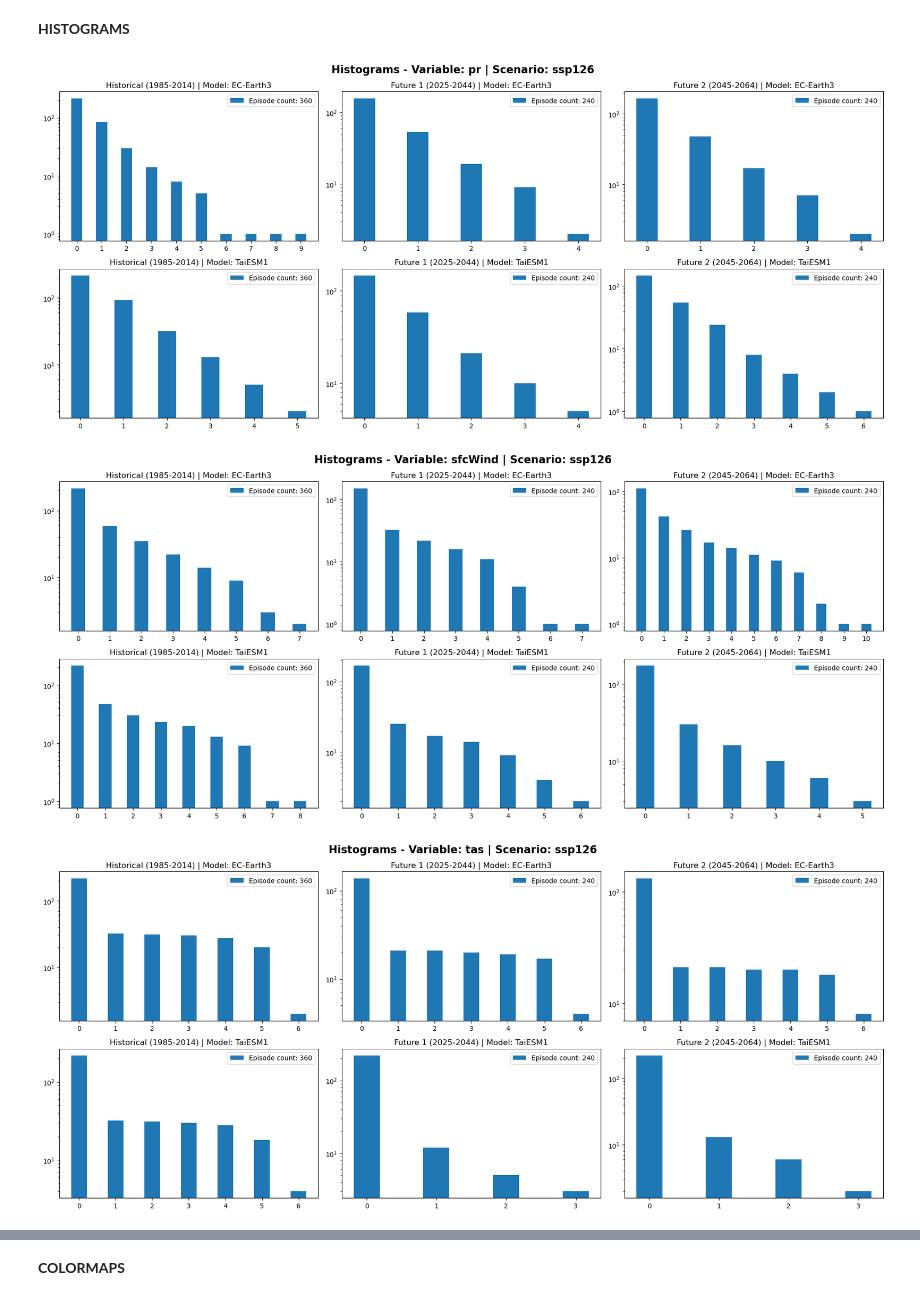
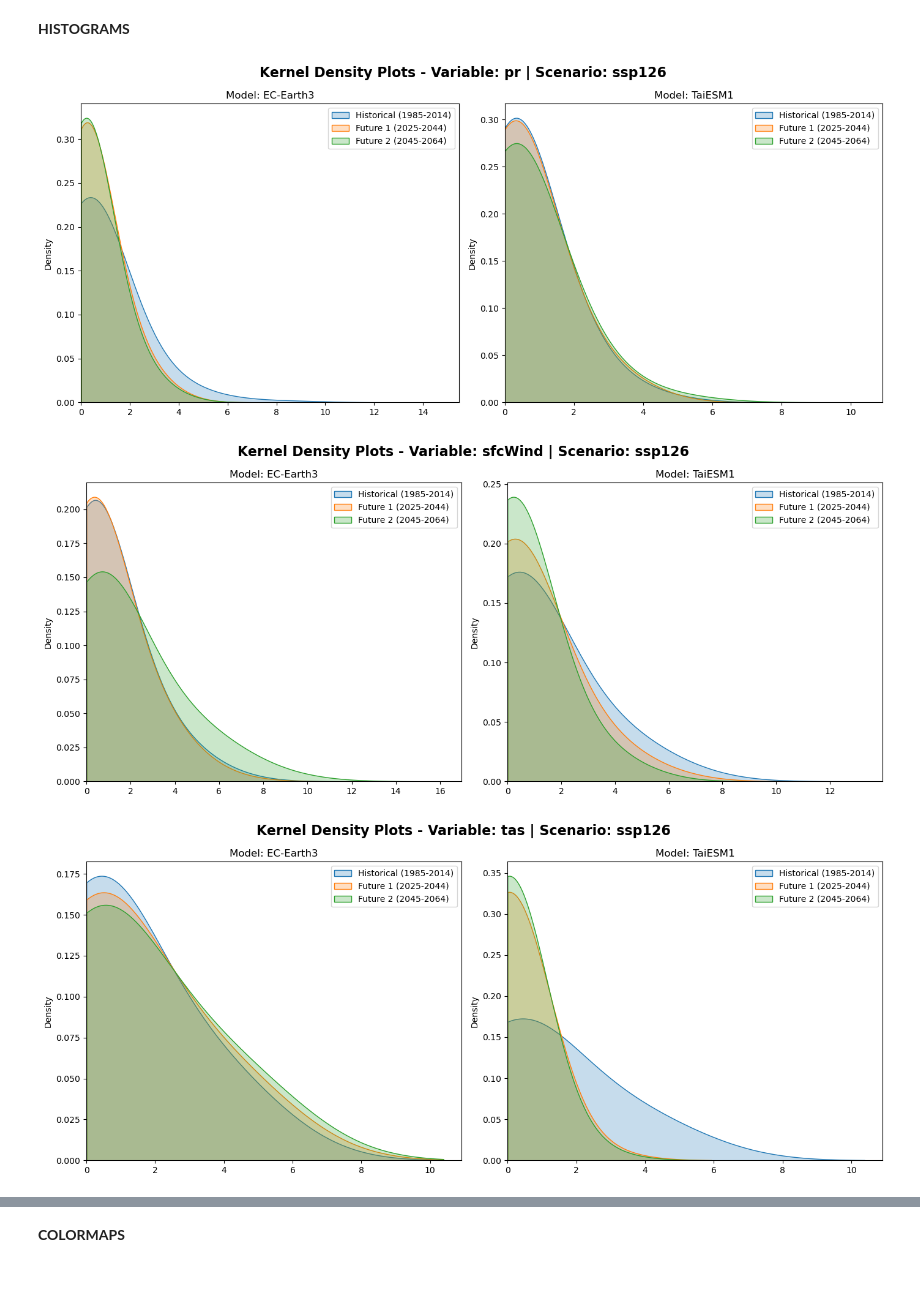
Before and after one commit to UW-GDA/uruguay_droughts, a Jupyter notebook: Functions.ipynb, the cells around one changed output, grey strips where cells are left out. Drawn from its saved outputs; the diff is of its cells as text; code cells hidden in the pictures.

Commit message:
Histoframs switched for kernel density plots

```diff
--- a/Functions.ipynb
+++ b/Functions.ipynb
@@ -493,27 +494,64 @@ def histograms(variable=None, model_names=None, scenarios=None):
+# %%
+def kernel_density_plots(variable=None, model_names=None, scenarios=None):
+    """Plots kernel density plots for different models, scenarios, and time periods."""
+
+    fig, ax = plt.subplots(1, 2, figsize=(14, 6))
+
+    periods = ['historical', 'future_1', 'future_2']
+    titles = ['Historical (1985-2014)', 'Future 1 (2025-2044)', 'Future 2 (2045-2064)']
+
+    for i, model in enumerate(model_names):
+        for j, period in enumerate(periods):
+            if period == 'historical':
+                severity_data = count_sev_dic[model][period][variable]['severity']
+                count_data = count_sev_dic[model][period][variable]['count']
+            else:
+                severity_data = count_sev_dic[model][scenarios][variable]['severity'][period]
+                count_data = count_sev_dic[model][scenarios][variable]['count'][period]
+
+            if not count_data or not severity_data:
+                ax[i, j].set_title(f'Model: {model} | {titles[j]}\nNo episodes')
+                continue
+
+            values, counts = np.unique(severity_data, return_counts=True)
+
+            if len(values) == 0:
+                ax[i, j].set_title(f'Model: {model} | {titles[j]}\nNo episodes')
+                continue
+
+            sns.kdeplot(x=values, weights=counts, ax=ax[i], label=titles[j], clip=(0, None),fill=True)
+
+        ax[i].set_title(f'Model: {model}')
+        ax[i].legend()
+        ax[i].set_xlim(0, None)
+
+    fig.suptitle(f"Kernel Density Plots - Variable: {variable} | Scenario: {scenarios}", fontsize=16, fontweight='bold')
+    plt.tight_layout()
+    plt.show()
 # %%
 models = ['EC-Earth3','TaiESM1']
 variables='pr'
 scenario='ssp126'
 
-histograms(variable=variables, model_names=models, scenarios=scenario)
+kernel_density_plots(variable=variables, model_names=models, scenarios=scenario)
 # %% [output]
-[figure, old version]
+[figure, new version]
 # %%
 models = ['EC-Earth3','TaiESM1']
 variables='sfcWind'
 scenario='ssp126'
 
-histograms(variable=variables, model_names=models, scenarios=scenario)
+kernel_density_plots(variable=variables, model_names=models, scenarios=scenario)
 # %% [output]
-[figure, old version]
+[figure, new version]
 # %%
 models =['EC-Earth3','TaiESM1']
 variables='tas'
 scenario='ssp126'
 
-histograms(variable=variables, model_names=models, scenarios=scenario)
+kernel_density_plots(variable=variables, model_names=models, scenarios=scenario)
 # %% [output]
-[figure, old version]
+[figure, new version]
 # %%
 models = ['EC-Earth3','TaiESM1']
 variables='pr'
```
Also changed, not shown: parts of 5 cells of this notebook.
